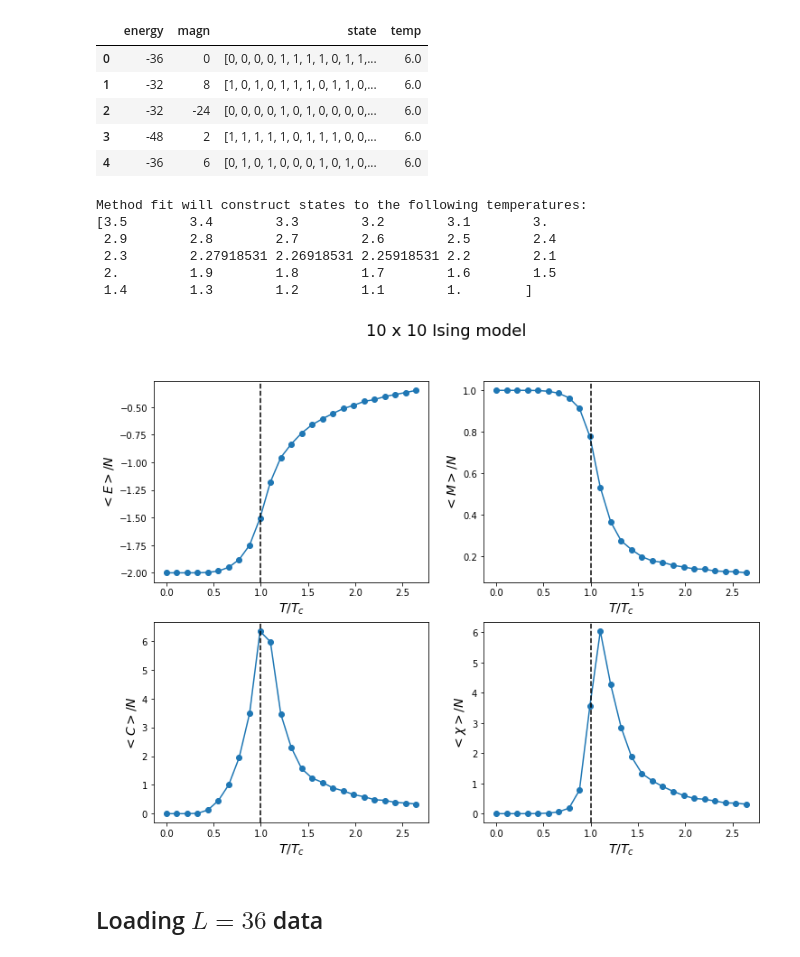
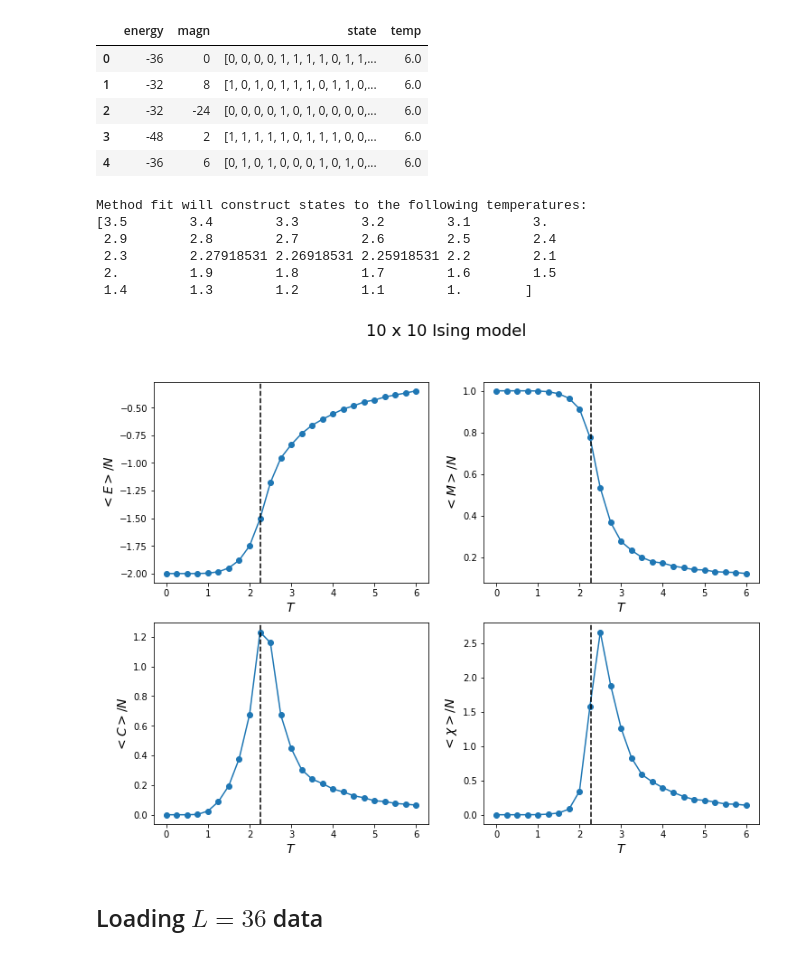
Before and after one commit to rodsveiga/rbm_flows_ising, a Jupyter notebook: MC_mag_near_Tc.ipynb, the cells around one changed output. Saved outputs shown, nothing was run; the diff lists cells and outputs as text; code cells hidden in the pictures.

```diff
--- a/MC_mag_near_Tc.ipynb
+++ b/MC_mag_near_Tc.ipynb
@@ -18,15 +18,15 @@ ising_L010.head()
 | 3 | -48 | 2 | [1, 1, 1, 1, 1, 0, 1, 1, 1, 0, 0,... | 6.0 |
 | 4 | -36 | 6 | [0, 1, 0, 1, 0, 0, 0, 1, 0, 1, 0,... | 6.0 |
 # %%
-IsingMC(L= 10).plot_thermodynamics(spin_MC= ising_L010, Tc_scaled= True)
+IsingMC(L= 10).plot_thermodynamics(spin_MC= ising_L010, Tc_scaled= False)
 # %% [output]
 Method fit will construct states to the following temperatures:
 [3.5        3.4        3.3        3.2        3.1        3.
  2.9        2.8        2.7        2.6        2.5        2.4
  2.3        2.27918531 2.26918531 2.25918531 2.2        2.1
  2.         1.9        1.8        1.7        1.6        1.5
  1.4        1.3        1.2        1.1        1.        ]
-[figure, old version]
+[figure, new version]
 # %% [markdown]
 ## Loading $L=36$ data
 # %%
```
Also changed, not shown: parts of 3 cells of this notebook, 5 other files.
